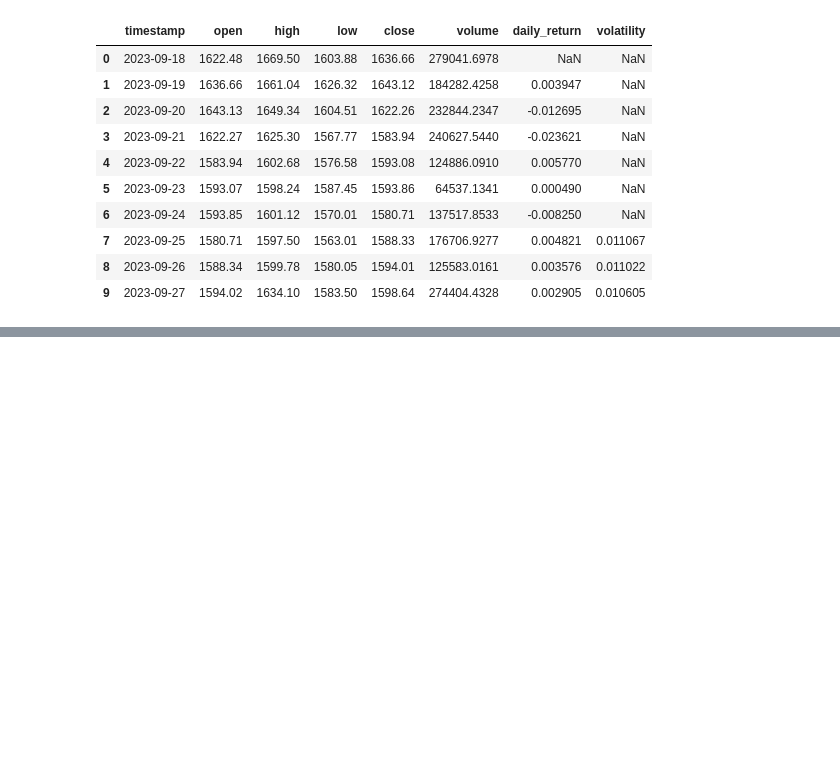
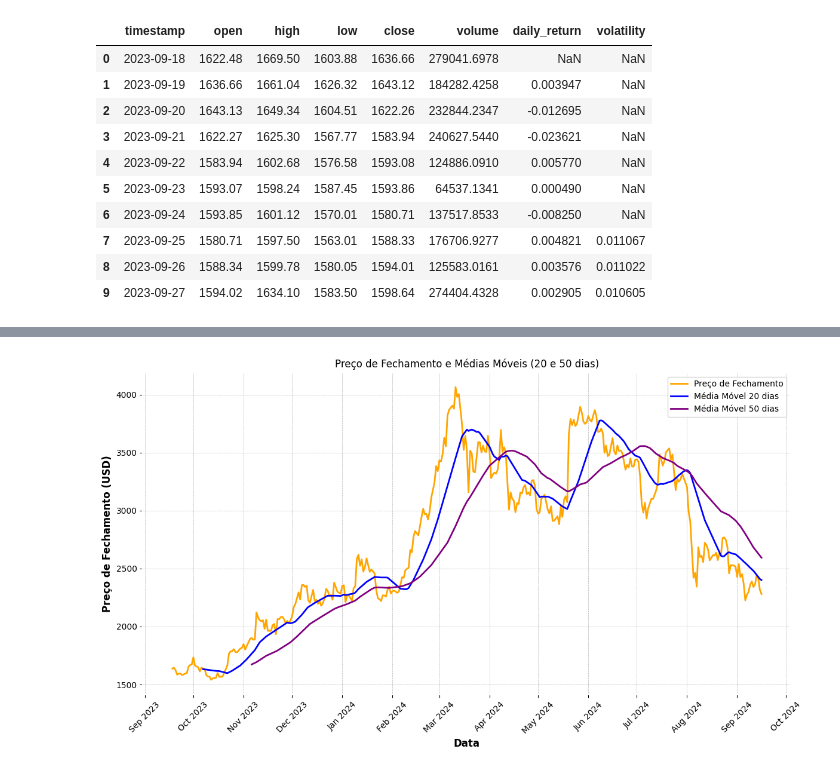
Before and after one commit to cecigonca/ponderada-cripto, a Jupyter notebook: src/dados_processados/ethereum.ipynb, the cells around one changed output, grey strips where cells are left out. Saved outputs shown, nothing was run; the diff lists cells and outputs as text; code cells hidden in the pictures; blank space fills up the shorter version.

```diff
--- a/src/dados_processados/ethereum.ipynb
+++ b/src/dados_processados/ethereum.ipynb
@@ -74,0 +103,21 @@ df_ethereum.head(10)
+# %%
+df_ethereum['SMA_20'] = df_ethereum['close'].rolling(window=20).mean()
+df_ethereum['SMA_50'] = df_ethereum['close'].rolling(window=50).mean()
+
+plt.figure(figsize=(14,7))
+plt.plot(df_ethereum['timestamp'], df_ethereum['close'], label='Preço de Fechamento', color='orange')
+plt.plot(df_ethereum['timestamp'], df_ethereum['SMA_20'], label='Média Móvel 20 dias', color='blue')
+plt.plot(df_ethereum['timestamp'], df_ethereum['SMA_50'], label='Média Móvel 50 dias', color='purple')
+plt.title('Preço de Fechamento e Médias Móveis (20 e 50 dias)')
+plt.xlabel('Data')
+plt.ylabel('Preço de Fechamento (USD)')
+
+plt.gca().xaxis.set_major_locator(mdates.MonthLocator())
+plt.gca().xaxis.set_major_formatter(mdates.DateFormatter('%b %Y'))
+plt.xticks(rotation=45)
+
+plt.grid(True)
+plt.legend()
+plt.show()
+# %% [output]
+[figure, added]
```
Also changed, not shown: parts of 8 cells of this notebook.
